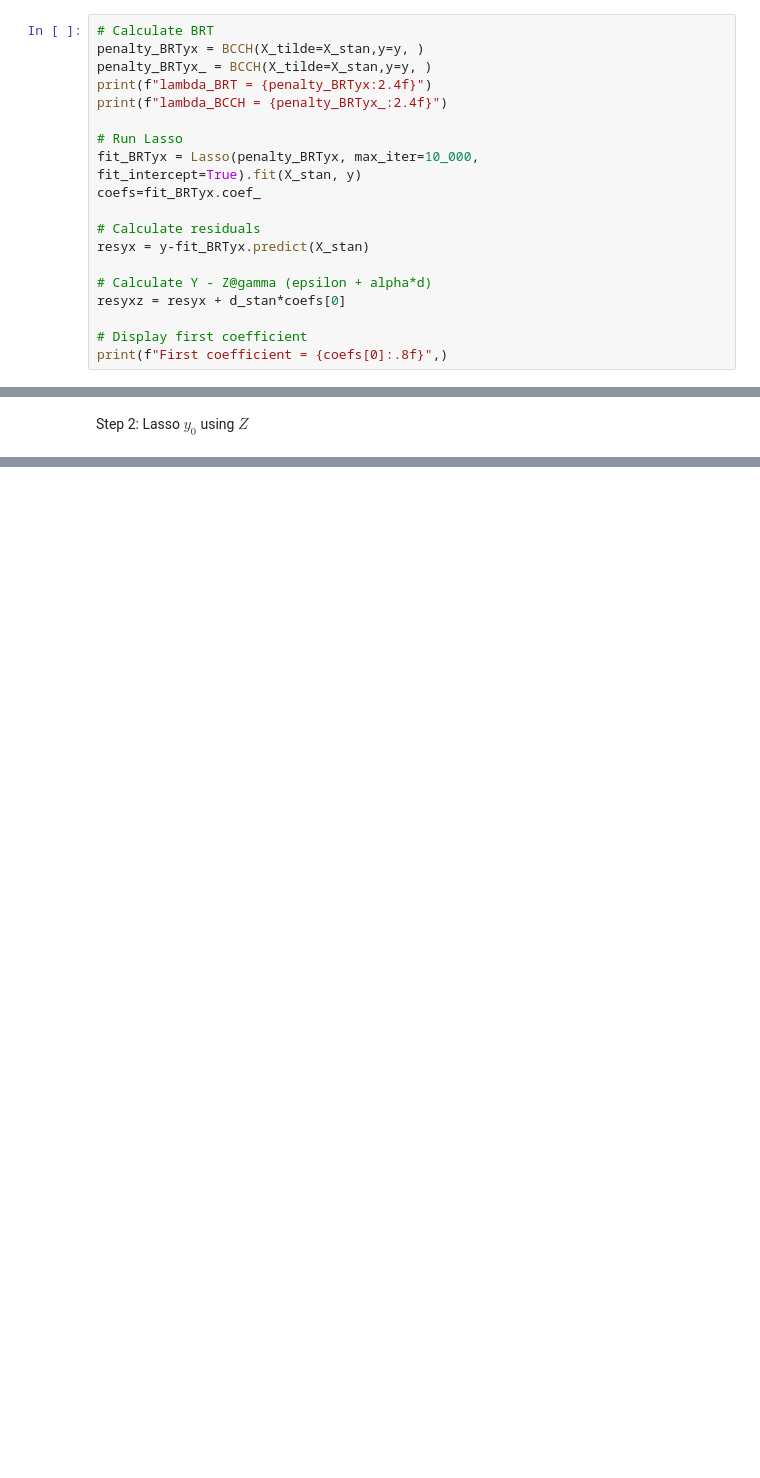
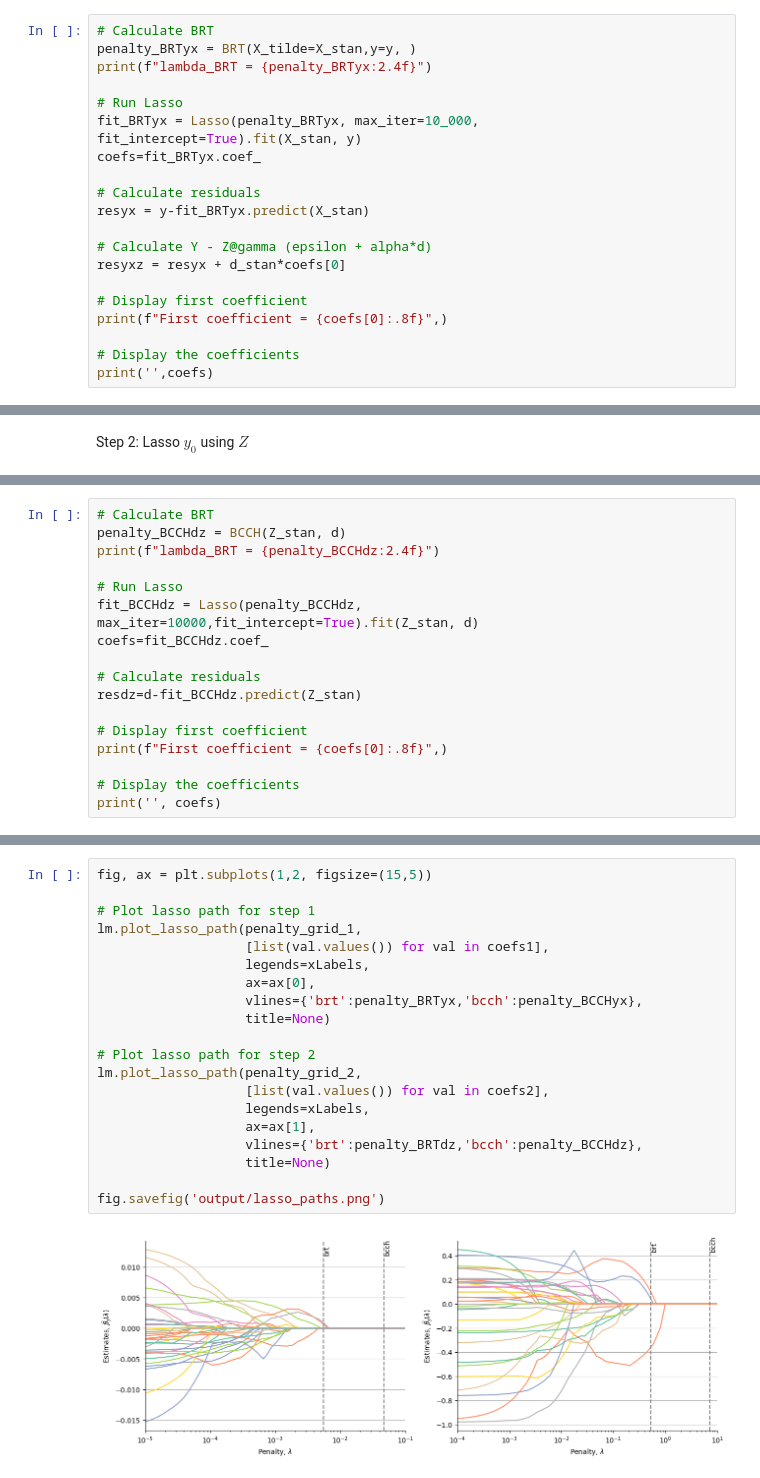
Before and after one commit to gqh814/AME_projects, a Jupyter notebook: project2/main.ipynb, the cells around one changed output, grey strips where cells are left out. Drawn from its saved outputs; the diff is of its cells as text; blank space fills up the shorter version.

```diff
--- a/project2/main.ipynb
+++ b/project2/main.ipynb
@@ -259,10 +257,8 @@ def BCCH(X_tilde, y, alpha=0.05, c=1.1):
 Step 1: Lasso $g$ using $y_0$ and $z$
 # %%
 # Calculate BRT
-penalty_BRTyx = BCCH(X_tilde=X_stan,y=y, )
-penalty_BRTyx_ = BCCH(X_tilde=X_stan,y=y, )
+penalty_BRTyx = BRT(X_tilde=X_stan,y=y, )
 print(f"lambda_BRT = {penalty_BRTyx:2.4f}")
-print(f"lambda_BCCH = {penalty_BRTyx_:2.4f}")
 
 # Run Lasso
 fit_BRTyx = Lasso(penalty_BRTyx, max_iter=10_000, fit_intercept=True).fit(X_stan, y)
@@ -276,4 +272,7 @@ resyxz = resyx + d_stan*coefs[0]
 
 # Display first coefficient
 print(f"First coefficient = {coefs[0]:.8f}",)
+
+# Display the coefficients
+print('',coefs)
 # %% [output]
@@ -580,0 +419,17 @@ H0 is [False]
+# %%
+# Calculate BRT
+penalty_BCCHdz = BCCH(Z_stan, d)
+print(f"lambda_BRT = {penalty_BCCHdz:2.4f}")
+
+# Run Lasso
+fit_BCCHdz = Lasso(penalty_BCCHdz, max_iter=10000,fit_intercept=True).fit(Z_stan, d)
+coefs=fit_BCCHdz.coef_
+
+# Calculate residuals
+resdz=d-fit_BCCHdz.predict(Z_stan)
+
+# Display first coefficient
+print(f"First coefficient = {coefs[0]:.8f}",)
+
+# Display the coefficients
+print('', coefs)
@@ -580,0 +558,22 @@ H0 is [False]
+# %%
+fig, ax = plt.subplots(1,2, figsize=(15,5))
+
+# Plot lasso path for step 1
+lm.plot_lasso_path(penalty_grid_1,
+                   [list(val.values()) for val in coefs1],
+                   legends=xLabels,
+                   ax=ax[0],
+                   vlines={'brt':penalty_BRTyx,'bcch':penalty_BCCHyx},
+                   title=None)
+
+# Plot lasso path for step 2
+lm.plot_lasso_path(penalty_grid_2,
+                   [list(val.values()) for val in coefs2],
+                   legends=xLabels,
+                   ax=ax[1],
+                   vlines={'brt':penalty_BRTdz,'bcch':penalty_BCCHdz},
+                   title=None)
+
+fig.savefig('output/lasso_paths.png')
+# %% [output]
+[figure, added]
```
Also changed, not shown: parts of 44 cells of this notebook, 4 other files.
